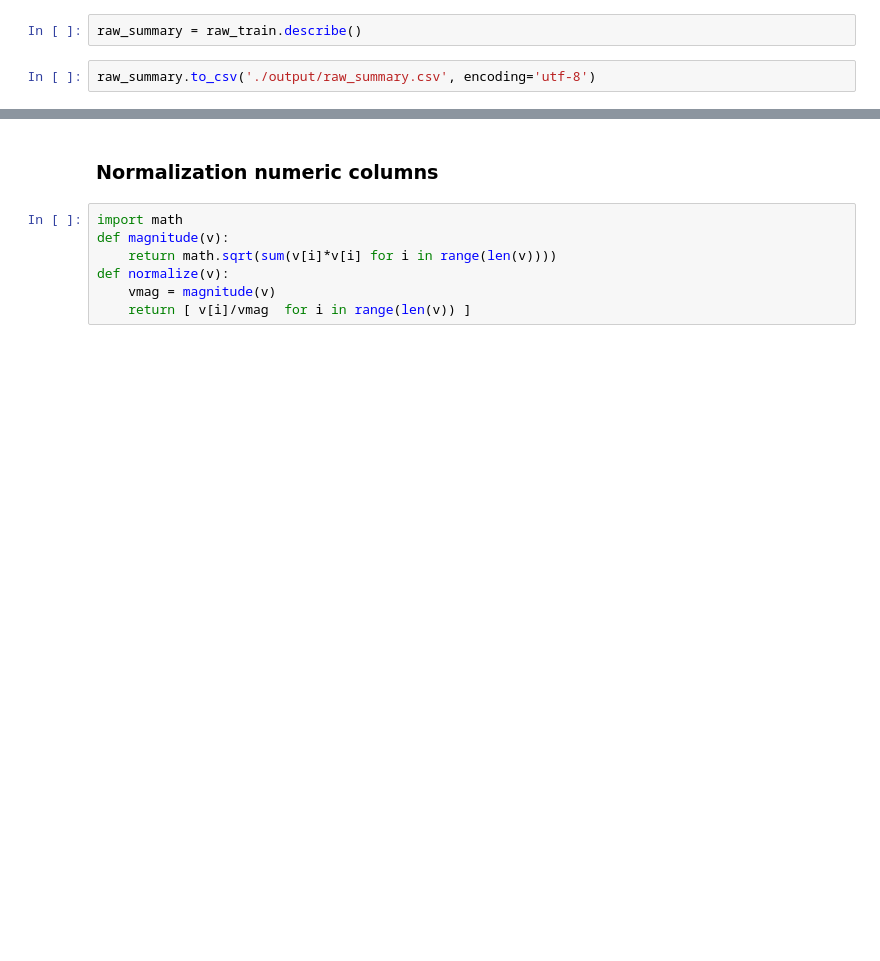
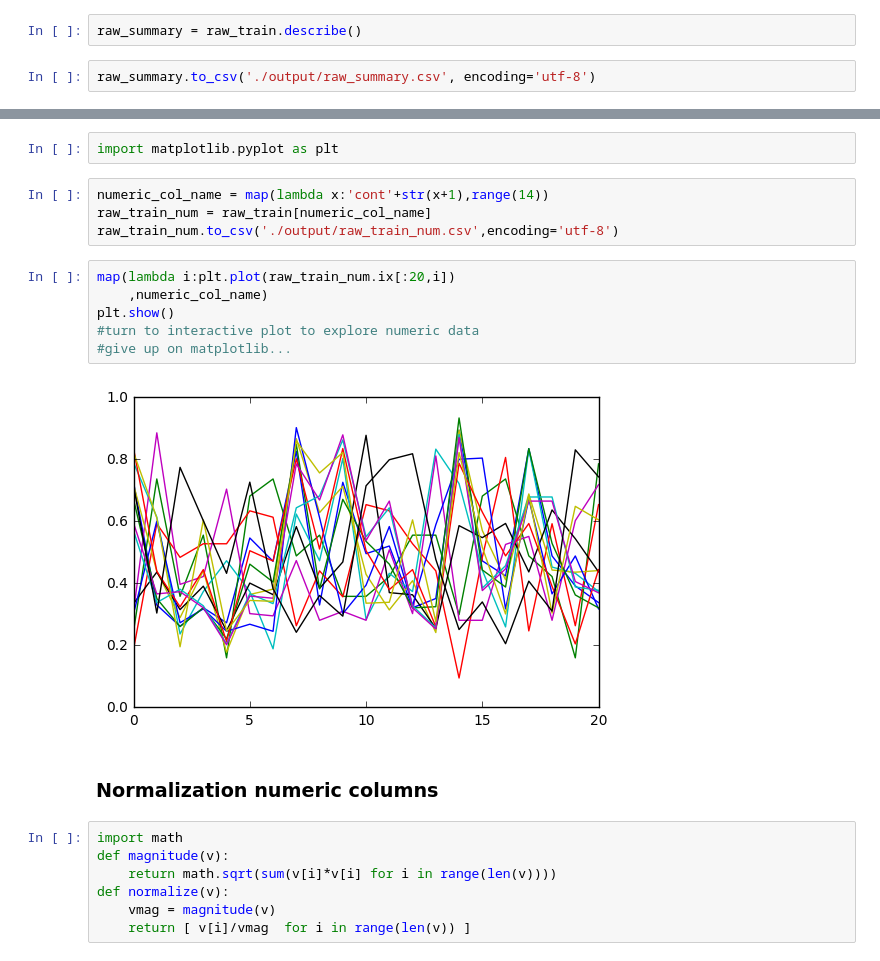
Before and after one commit to karina7bittiger/Kaggle_allstate, a Jupyter notebook: allstate_summary1.ipynb, the cells around one changed output, grey strips where cells are left out. Saved outputs shown, nothing was run; the diff lists cells and outputs as text; blank space fills up the shorter version.

```diff
--- a/allstate_summary1.ipynb
+++ b/allstate_summary1.ipynb
@@ -48,6 +48,20 @@ raw_summary[a]
 | 50% | 2115.570000 | 0.441060 | 0.441450 | 0.461190 | 0.457203 | 0.462286 | 0.363547 | 0.407403 |
 | 75% | 3864.045000 | 0.623580 | 0.566820 | 0.614590 | 0.678924 | 0.675759 | 0.689974 | 0.724623 |
 | max | 121012.250000 | 0.980200 | 0.995400 | 0.994980 | 0.998742 | 0.998484 | 0.988494 | 0.844848 |
+# %%
+import matplotlib.pyplot as plt
+# %%
+numeric_col_name = map(lambda x:'cont'+str(x+1),range(14))
+raw_train_num = raw_train[numeric_col_name]
+raw_train_num.to_csv('./output/raw_train_num.csv',encoding='utf-8')
+# %%
+map(lambda i:plt.plot(raw_train_num.ix[:20,i])
+    ,numeric_col_name)
+plt.show()
+#turn to interactive plot to explore numeric data
+#give up on matplotlib...
+# %% [output]
+[figure, added]
 # %% [markdown]
 ### Normalization numeric columns
 # %%
```
Also changed, not shown: parts of 2 cells of this notebook, 1 other file.
